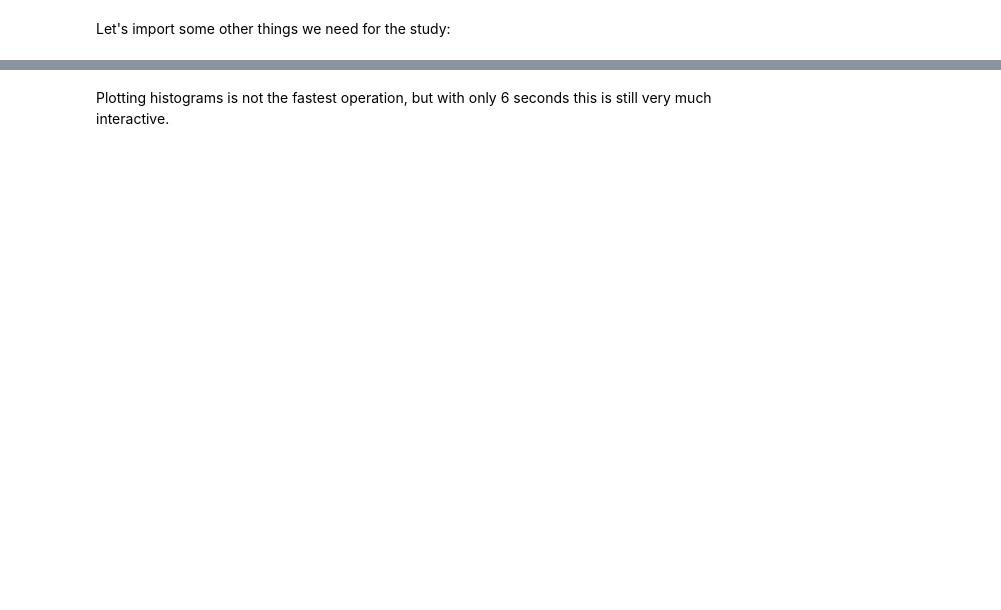
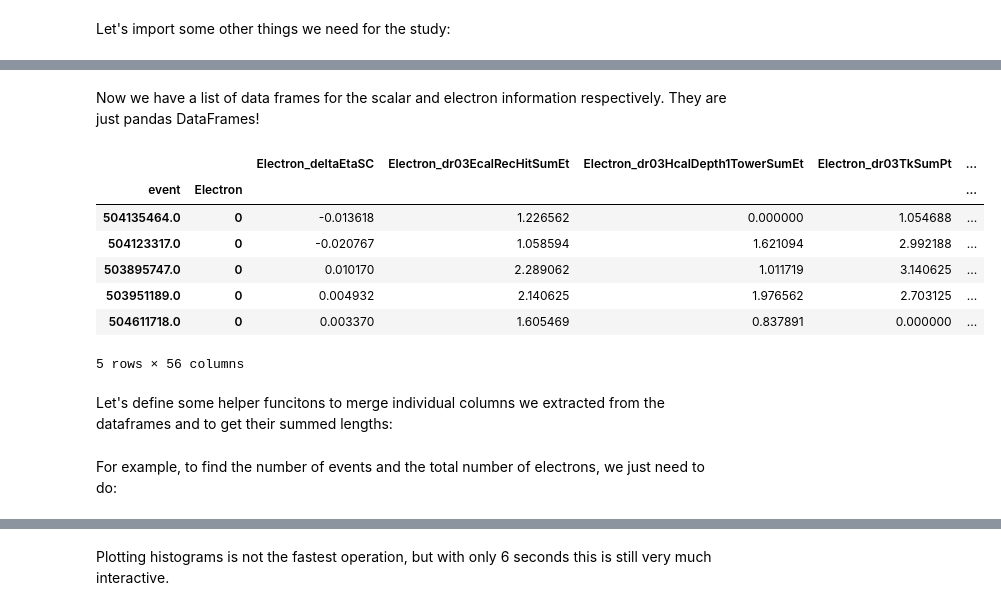
Before and after one commit to guitargeek/geeksw, a Jupyter notebook: examples/electron_tnp.ipynb, the cells around one changed output, grey strips where cells are left out. Cells and saved outputs as stored; diff of their text form; code cells hidden in the pictures; blank space fills up the shorter version.

```diff
--- a/examples/electron_tnp.ipynb
+++ b/examples/electron_tnp.ipynb
@@ -8,0 +11,3 @@ dataset = load_dataset("/SingleElectron/Run2017B-Nano14Dec2018-v1/NANOAOD")
+# %%
+data_dir = descend("/data_CMS/cms/rembser/parquet/store/data/Run2017B/SingleElectron/NANOAOD")
+data_dir
@@ -9,3 +18,7 @@ dataset = load_dataset("/SingleElectron/Run2017B-Nano14Dec2018-v1/NANOAOD")
+# %%
+import geeksw.nanoaod.parquet
+
+dataset = geeksw.nanoaod.parquet.open(data_dir)
 # %% [markdown]
 Let's import some other things we need for the study:
 # %%
@@ -54,0 +61,15 @@ This is quite some information at our fingertips! Let's load the $p_T$ of all el
+# %% [markdown]
+Now we have a list of data frames for the scalar and electron information respectively. They are just pandas DataFrames!
+# %%
+df_ele[0].head()
+# %% [output]
+|  |  | Electron_deltaEtaSC | Electron_dr03EcalRecHitSumEt | Electron_dr03HcalDepth1TowerSumEt | Electron_dr03TkSumPt | ... |
+| event | Electron |  |  |  |  | ... |
+| 504135464.0 | 0 | -0.013618 | 1.226562 | 0.000000 | 1.054688 | ... |
+| 504123317.0 | 0 | -0.020767 | 1.058594 | 1.621094 | 2.992188 | ... |
+| 503895747.0 | 0 | 0.010170 | 2.289062 | 1.011719 | 3.140625 | ... |
+| 503951189.0 | 0 | 0.004932 | 2.140625 | 1.976562 | 2.703125 | ... |
+| 504611718.0 | 0 | 0.003370 | 1.605469 | 0.837891 | 0.000000 | ... |
+5 rows × 56 columns
+# %% [markdown]
+Let's define some helper funcitons to merge individual columns we extracted from the dataframes and to get their summed lengths:
@@ -55,2 +82,4 @@ This is quite some information at our fingertips! Let's load the $p_T$ of all el
+# %% [markdown]
+For example, to find the number of events and the total number of electrons, we just need to do:
 # %%
 %%time
```
Also changed, not shown: parts of 34 cells of this notebook.
